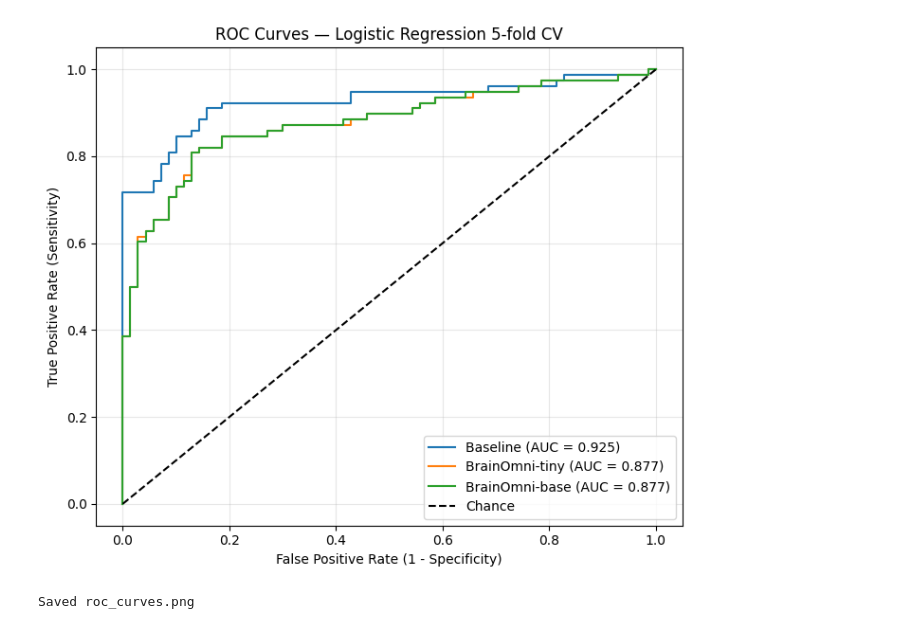
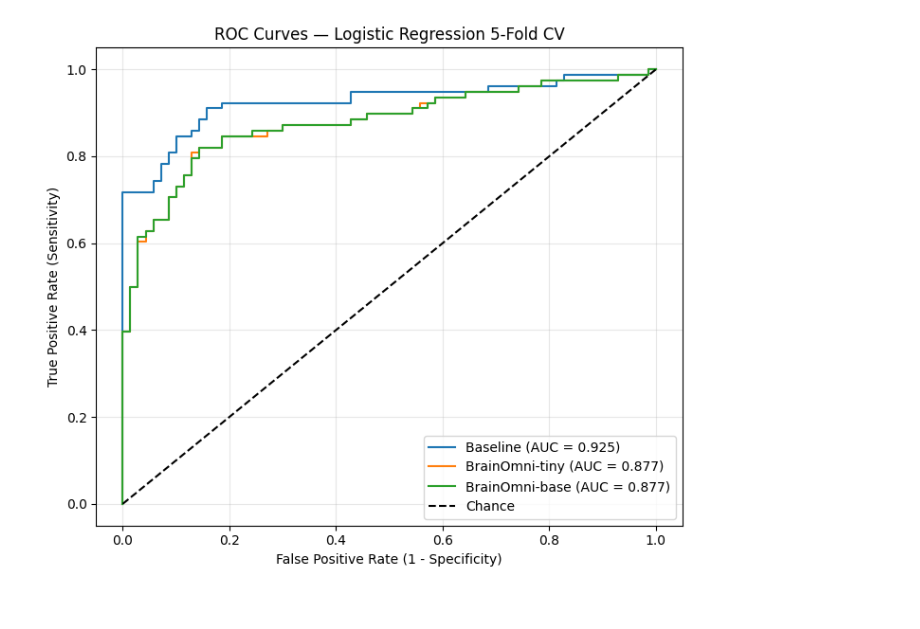
Before and after one commit to faeilana/meg-ad-brainomni, a Jupyter notebook: notebooks/evaluation.ipynb, the cells around one changed output. Saved outputs shown, nothing was run; the diff lists cells and outputs as text; code cells hidden in the pictures.

```diff
--- a/notebooks/evaluation.ipynb
+++ b/notebooks/evaluation.ipynb
@@ -345,0 +172,16 @@ Probabilities collected for 148 subjects
+# %%
+rows = []
+for key, val in results_5fold.items():
+    clf_name, feat_name = key.split(' | ')
+    rows.append({'Classifier': clf_name, 'Features': feat_name,
+                 '5-Fold CV': round(val['acc'], 3),
+                 '80/10/10':  round(results_801010.get(key, float('nan')), 3)})
+
+df_results = pd.DataFrame(rows)
+pivot = df_results.pivot_table(index='Classifier', columns='Features',
+                               values=['5-Fold CV', '80/10/10'])
+print(pivot.to_string())
+
+save_path = '/Users/faenegoro/Documents/Neuroimaging/meg_ad_project/results/metrics/accuracy_summary.csv'
+pivot.to_csv(save_path)
+print(f'\nSaved to {save_path}')
@@ -423,28 +290,34 @@ Saved confusion_matrices.png
 # %%
-from sklearn.metrics import roc_curve, auc
-
+# ROC curves for LR 5-fold
+cv = StratifiedKFold(n_splits=5, shuffle=True, random_state=123)
 fig, ax = plt.subplots(figsize=(7, 6))
 
-for name, proba in [
-    ('Baseline',       proba_baseline),
-    ('BrainOmni-tiny', proba_tiny),
-    ('BrainOmni-base', proba_base),
-]:
-    fpr, tpr, _ = roc_curve(y_true_roc, proba)
-    roc_auc = auc(fpr, tpr)
-    ax.plot(fpr, tpr, label=f'{name} (AUC = {roc_auc:.3f})')
+for feat_name, (features, needs_pca) in feature_sets.items():
+    probas, y_true_roc = [], []
+    for train_idx, test_idx in cv.split(features, labels):
+        if needs_pca:
+            pca = PCA(n_components=PCA_N)
+            X_train = pca.fit_transform(features[train_idx])
+            X_test  = pca.transform(features[test_idx])
+        else:
+            X_train = features[train_idx]
+            X_test  = features[test_idx]
+        clf = LogisticRegression(max_iter=1000)
+        clf.fit(X_train, labels[train_idx])
+        probas.extend(clf.predict_proba(X_test)[:, 1])
+        y_true_roc.extend(labels[test_idx])
+
+    fpr, tpr, _ = roc_curve(y_true_roc, probas)
+    ax.plot(fpr, tpr, label=f'{feat_name} (AUC = {auc(fpr, tpr):.3f})')
 
 ax.plot([0, 1], [0, 1], 'k--', label='Chance')
 ax.set_xlabel('False Positive Rate (1 - Specificity)')
 ax.set_ylabel('True Positive Rate (Sensitivity)')
-ax.set_title('ROC Curves — Logistic Regression 5-fold CV')
+ax.set_title('ROC Curves — Logistic Regression 5-Fold CV')
 ax.legend()
 ax.grid(alpha=0.3)
 plt.tight_layout()
-
 plt.savefig('/Users/faenegoro/Documents/Neuroimaging/meg_ad_project/results/figures/roc_curves.png', dpi=150)
 plt.show()
-print('Saved roc_curves.png')
 # %% [output]
-[figure, old version]
+[figure, new version]
-Saved roc_curves.png
```
Also changed, not shown: parts of 23 cells of this notebook, 7 other files.
